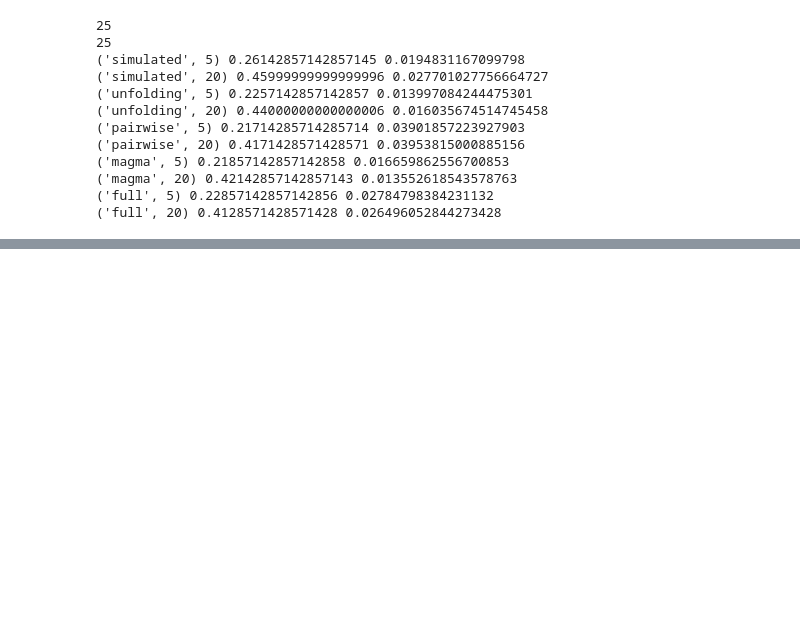
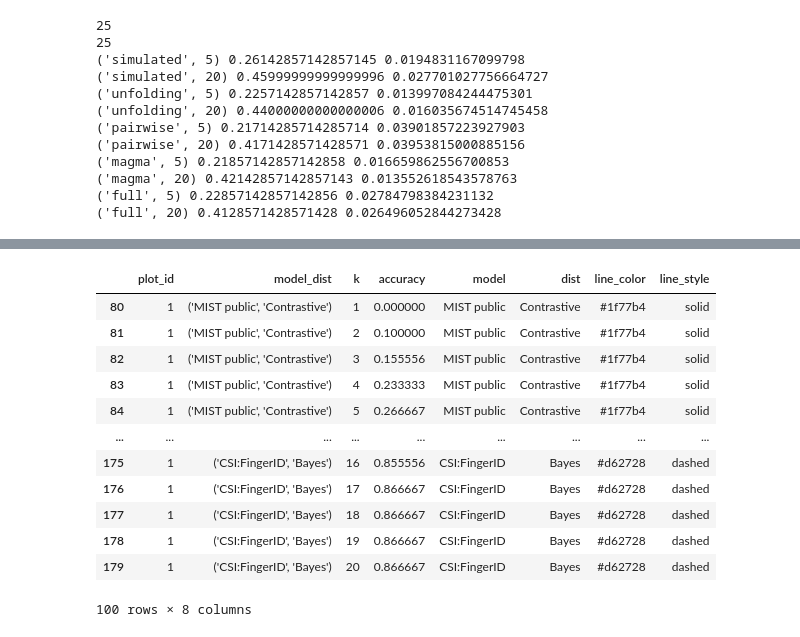
Before and after one commit to Janne98/mist, a Jupyter notebook: report_scripts/reusability/fig3.ipynb, the cells around one changed output, grey strips where cells are left out. Drawn from its saved outputs; the diff is of its cells as text; code cells hidden in the pictures; blank space fills up the shorter version.

```diff
--- a/report_scripts/reusability/fig3.ipynb
+++ b/report_scripts/reusability/fig3.ipynb
@@ -693,0 +732,16 @@ fig.savefig(
+# %%
+step_data[step_data["plot_id"] == 1].head(100)
+# %% [output]
+|  | plot_id | model_dist | k | accuracy | model | dist | line_color | line_style |
+| 80 | 1 | ('MIST public', 'Contrastive') | 1 | 0.000000 | MIST public | Contrastive | #1f77b4 | solid |
+| 81 | 1 | ('MIST public', 'Contrastive') | 2 | 0.100000 | MIST public | Contrastive | #1f77b4 | solid |
+| 82 | 1 | ('MIST public', 'Contrastive') | 3 | 0.155556 | MIST public | Contrastive | #1f77b4 | solid |
+| 83 | 1 | ('MIST public', 'Contrastive') | 4 | 0.233333 | MIST public | Contrastive | #1f77b4 | solid |
+| 84 | 1 | ('MIST public', 'Contrastive') | 5 | 0.266667 | MIST public | Contrastive | #1f77b4 | solid |
+| ... | ... | ... | ... | ... | ... | ... | ... | ... |
+| 175 | 1 | ('CSI:FingerID', 'Bayes') | 16 | 0.855556 | CSI:FingerID | Bayes | #d62728 | dashed |
+| 176 | 1 | ('CSI:FingerID', 'Bayes') | 17 | 0.866667 | CSI:FingerID | Bayes | #d62728 | dashed |
+| 177 | 1 | ('CSI:FingerID', 'Bayes') | 18 | 0.866667 | CSI:FingerID | Bayes | #d62728 | dashed |
+| 178 | 1 | ('CSI:FingerID', 'Bayes') | 19 | 0.866667 | CSI:FingerID | Bayes | #d62728 | dashed |
+| 179 | 1 | ('CSI:FingerID', 'Bayes') | 20 | 0.866667 | CSI:FingerID | Bayes | #d62728 | dashed |
+100 rows × 8 columns
```
Also changed, not shown: parts of 5 cells of this notebook.
